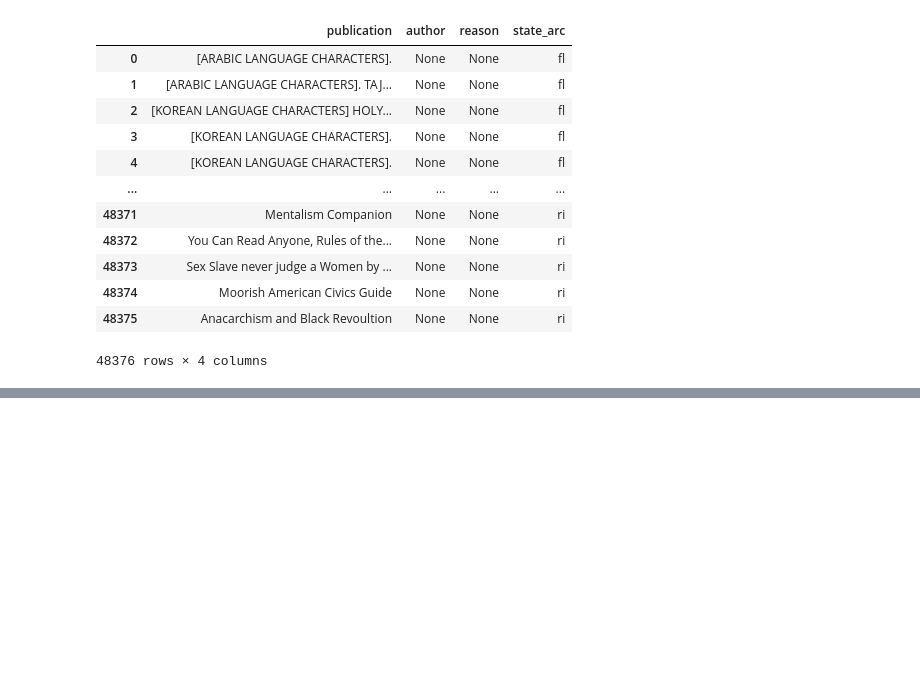
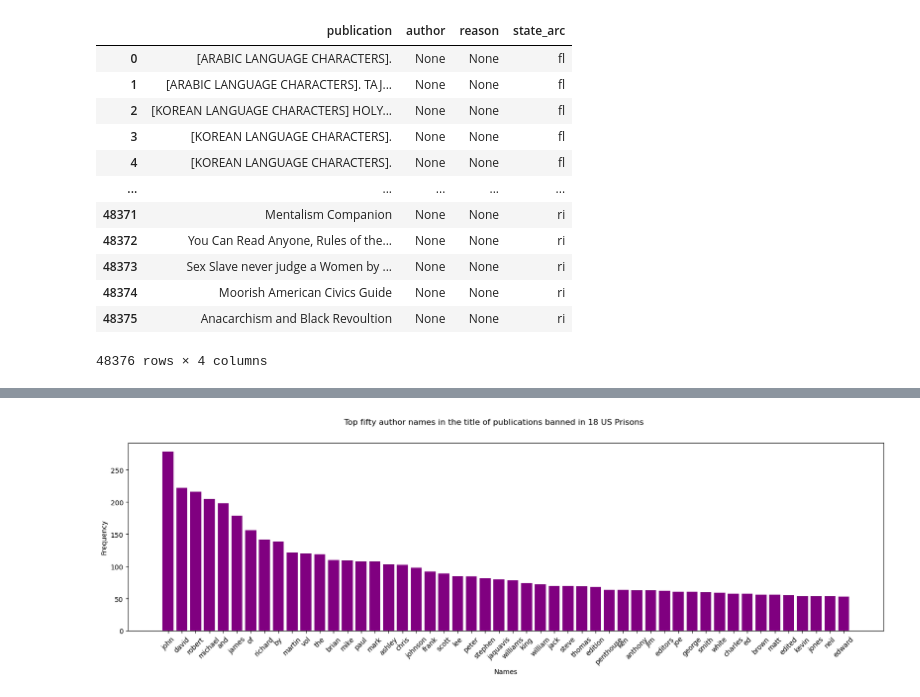
Before and after one commit to VivRibbon/Analyze-Banned-Books, a Jupyter notebook: Campbell_Final-Project.ipynb, the cells around one changed output, grey strips where cells are left out. Cells and saved outputs as stored; diff of their text form; code cells hidden in the pictures; blank space fills up the shorter version.

```diff
--- a/Campbell_Final-Project.ipynb
+++ b/Campbell_Final-Project.ipynb
@@ -168,0 +427,11 @@ states
+# %%
+plt.figure(figsize=(20, 5))
+plt.bar(Author_Names_Plot.index, Author_Names_Plot.tolist(), color="purple")
+plt.xlabel("Names")
+plt.ylabel("Frequency")
+plt.xticks(rotation=45)
+plt.suptitle("Top fifty author names in the title of publications banned in 18 US Prisons")
+plt.savefig("./author_names_graph.png", dpi=200)
+plt.show()
+# %% [output]
+[figure, added]
```
Also changed, not shown: parts of 26 cells of this notebook.
